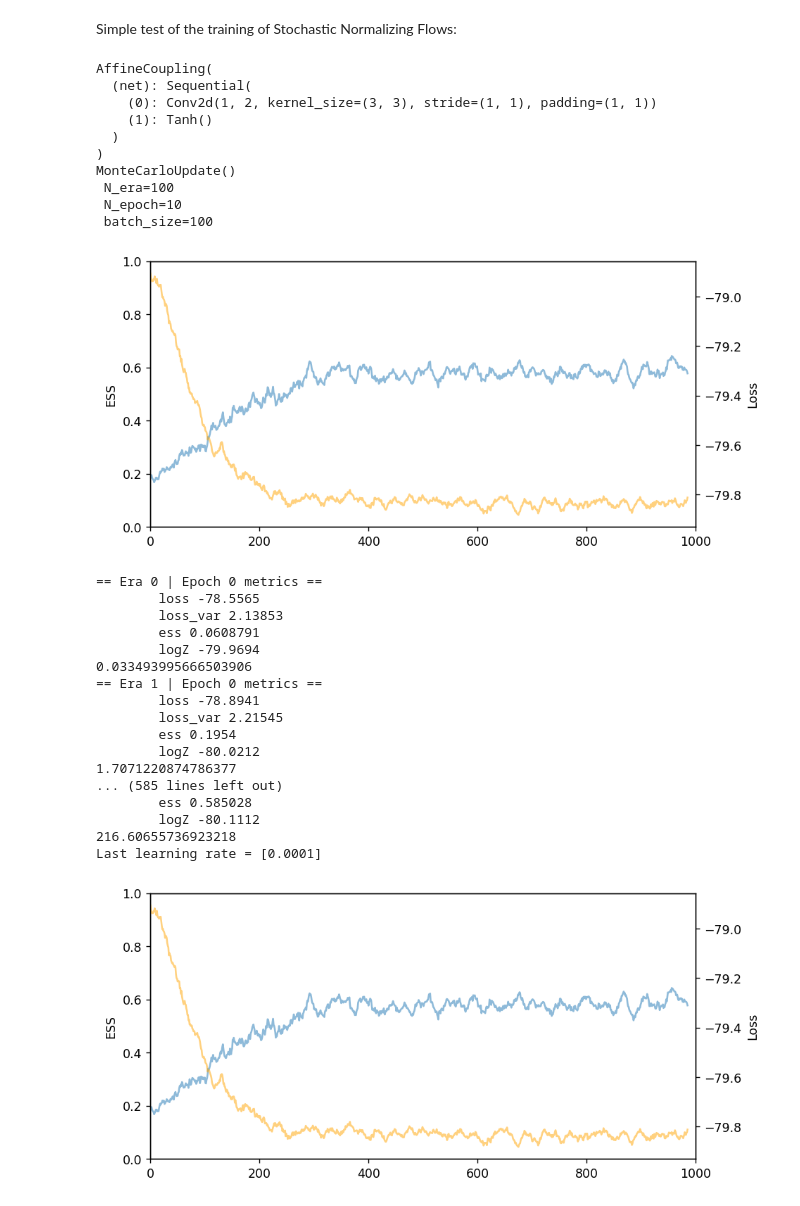
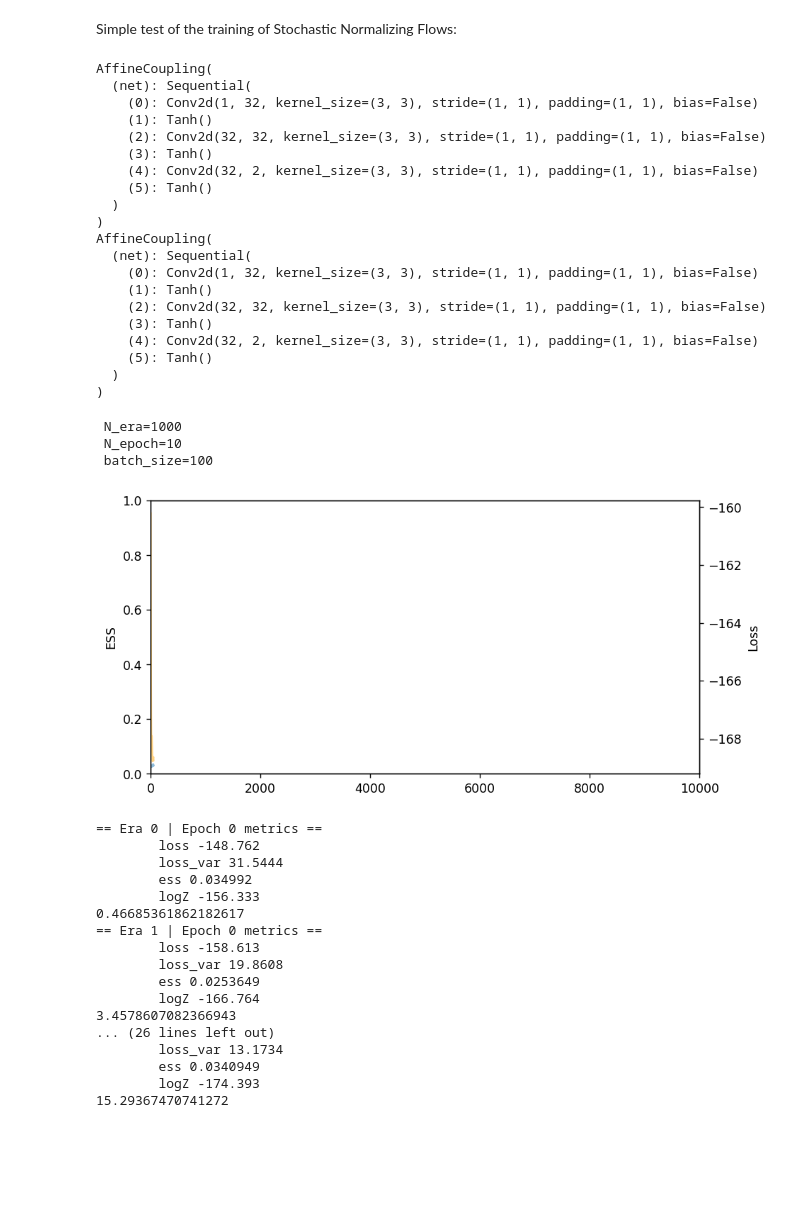
Before and after one commit to TurinLatticeFieldTheoryGroup/SNF_for_LFT, a Jupyter notebook: SNF_for_LFT.ipynb, the cells around one changed output. Cells and saved outputs as stored; diff of their text form; code cells hidden in the pictures; blank space fills up the shorter version.

```diff
--- a/SNF_for_LFT.ipynb
+++ b/SNF_for_LFT.ipynb
@@ -234,7 +234,7 @@ def make_conv_net(*, hidden_sizes, kernel_size, in_channels, out_channels, use_t
             else:
                 net.append(torch.nn.LeakyReLU(0.1))
     net[-1].weight.data.zero_()
-    if  not use_tanh:
+    if use_bias:
         net[-1].bias.data.zero_()
     net.append(torch.nn.Tanh())
     return torch.nn.Sequential(*net)
@@ -537,66 +537,78 @@ class Flow:
 Simple test of the training of Stochastic Normalizing Flows:
 # %%
 Ns = 16  #Spatial extension
-Nt = 8  #Temporal extension
+Nt = 16 #Temporal extension
 lattice_shape = (Nt,Ns)
-n_layers = 12   #number of affine coupling layers ( 1 affine block=2 affine coupling layers)
-hidden_sizes = [] #hidden size of the convolutional network (we are using just the output layers)
+n_layers = 24   #number of affine coupling layers ( 1 affine block=2 affine coupling layers)
+hidden_sizes = [32,32] #hidden size of the convolutional network (we are using just the output layers)
 kernel_size = 3  #Kernel size
-N_era = 100     #one Era correspond to N epoch
+N_era = 1000     #one Era correspond to N epoch
 N_epoch = 10    #Numbers of gradient updates for one Era
 batch_size = 100 #batch size for one epoch
 base_lr = .0001 #initial learning rate
 sl_per_sg = 1 # # of stochastic layer for stochastic group / #of steps of SE when n_layers=0
 
 
 #target action
-k=0.2
+k=0.27
 lam=0.022
 action=ScalarPhi4Action(k,lam)
 #prior
 sd=math.sqrt(1.0/(4.0*lam+2))
 prior = SimpleNormal(torch.zeros(lattice_shape),sd)
 #protocol action
 protocol_action=ActionProtocolPhi4(prior,action)
 #flow class
-flow=Flow(stochastic=True, sl_per_sg=sl_per_sg, MCnsteps=1, dl_per_sg=2,
+flow=Flow(stochastic=False, sl_per_sg=sl_per_sg, MCnsteps=1, dl_per_sg=2,
           prior=prior, lattice_shape=lattice_shape,kernel_size=kernel_size, n_layers=n_layers,
-          hidden_sizes=hidden_sizes, z2_equiv=False,
+          hidden_sizes=hidden_sizes, z2_equiv=True,
           action=action, protocol_action=protocol_action,input_protocol='non-smooth', device=torch_device)
 
 print(flow.layers[0]) #print the first coupling layer
 print(flow.layers[2]) #print the first stochastic layer
 
 flow.compile(0.0001) #we use ADAM as optimizer and ReduceLROnPlateau scheduler
 #Training:
 history=flow.fit(N_era=N_era, N_epoch=N_epoch, batch_size = batch_size, verbose=True, live=True)
 # %% [output]
 AffineCoupling(
   (net): Sequential(
-    (0): Conv2d(1, 2, kernel_size=(3, 3), stride=(1, 1), padding=(1, 1))
+    (0): Conv2d(1, 32, kernel_size=(3, 3), stride=(1, 1), padding=(1, 1), bias=False)
     (1): Tanh()
+    (2): Conv2d(32, 32, kernel_size=(3, 3), stride=(1, 1), padding=(1, 1), bias=False)
+    (3): Tanh()
+    (4): Conv2d(32, 2, kernel_size=(3, 3), stride=(1, 1), padding=(1, 1), bias=False)
+    (5): Tanh()
   )
 )
-MonteCarloUpdate()
- N_era=100
- N_epoch=10
- batch_size=100
+AffineCoupling(
+  (net): Sequential(
+    (0): Conv2d(1, 32, kernel_size=(3, 3), stride=(1, 1), padding=(1, 1), bias=False)
+    (1): Tanh()
+    (2): Conv2d(32, 32, kernel_size=(3, 3), stride=(1, 1), padding=(1, 1), bias=False)
+    (3): Tanh()
+    (4): Conv2d(32, 2, kernel_size=(3, 3), stride=(1, 1), padding=(1, 1), bias=False)
+    (5): Tanh()
+  )
+)
+ N_era=1000
+ N_epoch=10
+ batch_size=100
-[figure, old version]
+[figure, new version]
-== Era 0 | Epoch 0 metrics ==
-        loss -78.5565
-        loss_var 2.13853
-        ess 0.0608791
-        logZ -79.9694
-0.033493995666503906
-== Era 1 | Epoch 0 metrics ==
-        loss -78.8941
-        loss_var 2.21545
-        ess 0.1954
-        logZ -80.0212
-1.7071220874786377
-... (585 lines left out)
-        ess 0.585028
-        logZ -80.1112
-216.60655736923218
-Last learning rate = [0.0001]
-[figure, removed]
+== Era 0 | Epoch 0 metrics ==
+        loss -148.762
+        loss_var 31.5444
+        ess 0.034992
+        logZ -156.333
+0.46685361862182617
+== Era 1 | Epoch 0 metrics ==
+        loss -158.613
+        loss_var 19.8608
+        ess 0.0253649
+        logZ -166.764
+3.4578607082366943
+... (26 lines left out)
+        loss_var 13.1734
+        ess 0.0340949
+        logZ -174.393
+15.29367470741272
```
Also changed, not shown: parts of 2 cells of this notebook.
